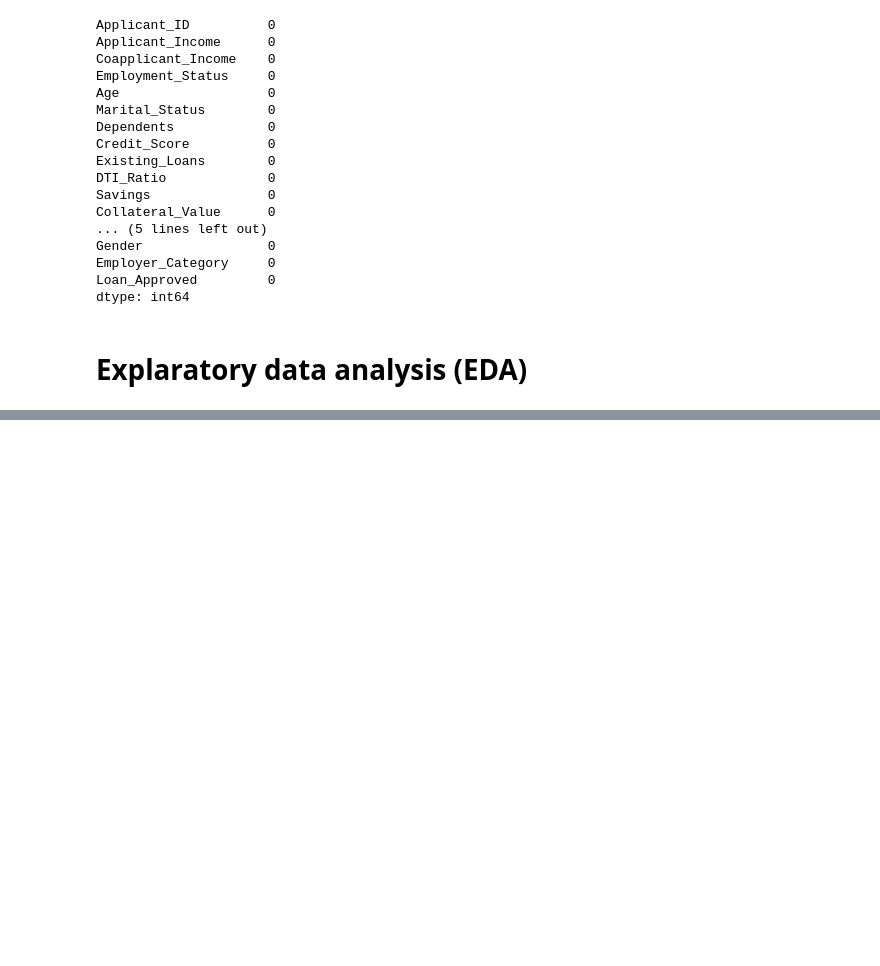
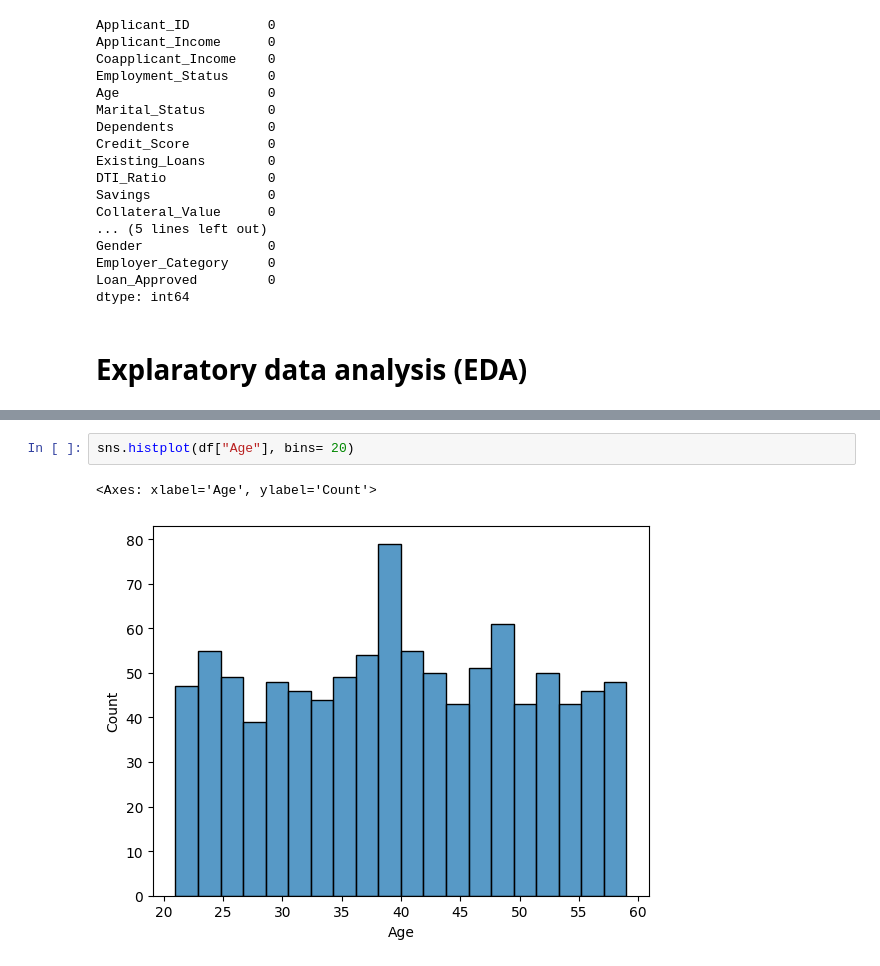
Before and after one commit to KaoswerAhamedsojeeb/Machine-Learning-Based-Loan-Approval-Prediction-System, a Jupyter notebook: notebooks/model.ipynb, the cells around one changed output, grey strips where cells are left out. Saved outputs shown, nothing was run; the diff lists cells and outputs as text; blank space fills up the shorter version.

```diff
--- a/notebooks/model.ipynb
+++ b/notebooks/model.ipynb
@@ -124,0 +149,5 @@ dtype: int64
+# %%
+sns.histplot(df["Age"], bins= 20)
+# %% [output]
+<Axes: xlabel='Age', ylabel='Count'>
+[figure, added]
```
Also changed, not shown: parts of 7 cells of this notebook.
